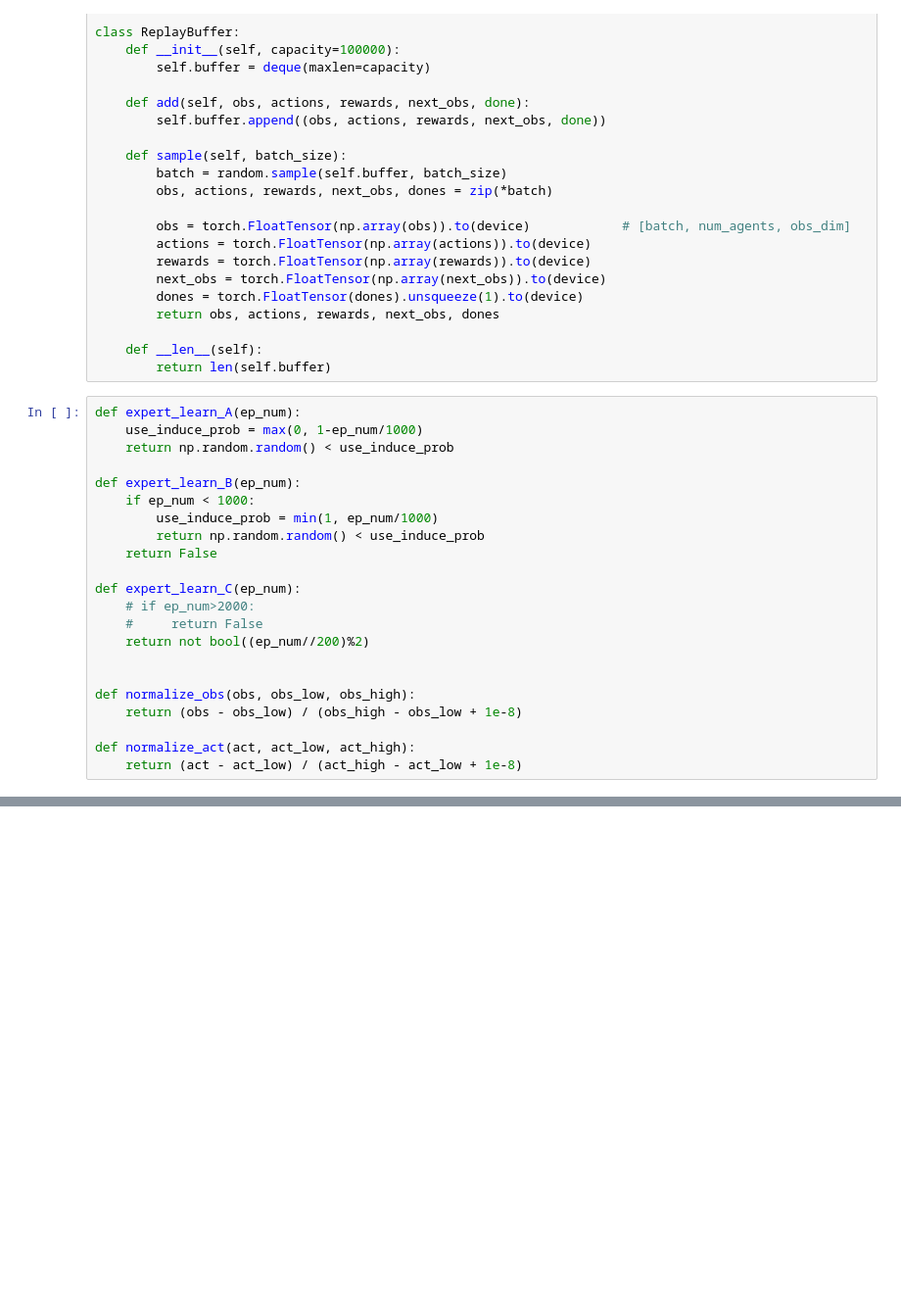
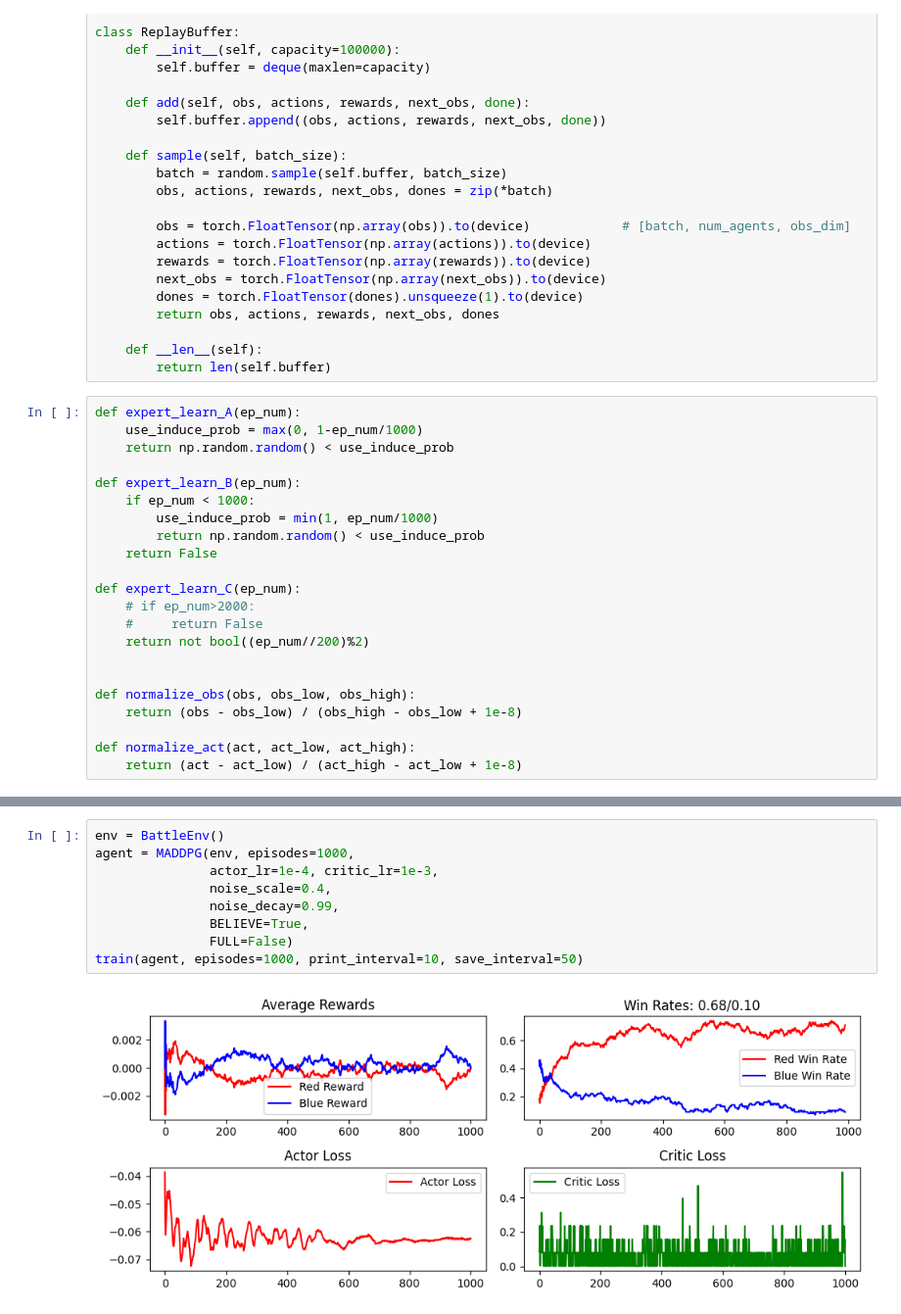
Before and after one commit to crimsoncd/UAV-combat, a Jupyter notebook: Combat_Train_Believe.ipynb, the cells around one changed output, grey strips where cells are left out. Shown: that part at 98% size. Drawn from its saved outputs; the diff is of its cells as text; blank space fills up the shorter version.

```diff
--- a/Combat_Train_Believe.ipynb
+++ b/Combat_Train_Believe.ipynb
@@ -385 +395,12 @@ def train_curriculum(env, actor_lr=1e-4, critic_lr=1e-3, noise_scale=0.2, noise_
+# %%
+env = BattleEnv()
+agent = MADDPG(env, episodes=1000,
+               actor_lr=1e-4, critic_lr=1e-3,
+               noise_scale=0.4,
+               noise_decay=0.99,
+               BELIEVE=True,
+               FULL=False)
+train(agent, episodes=1000, print_interval=10, save_interval=50)
+# %% [output]
+[figure, added]
 # %%
```
Also changed, not shown: parts of 5 cells of this notebook, 5 other files.
